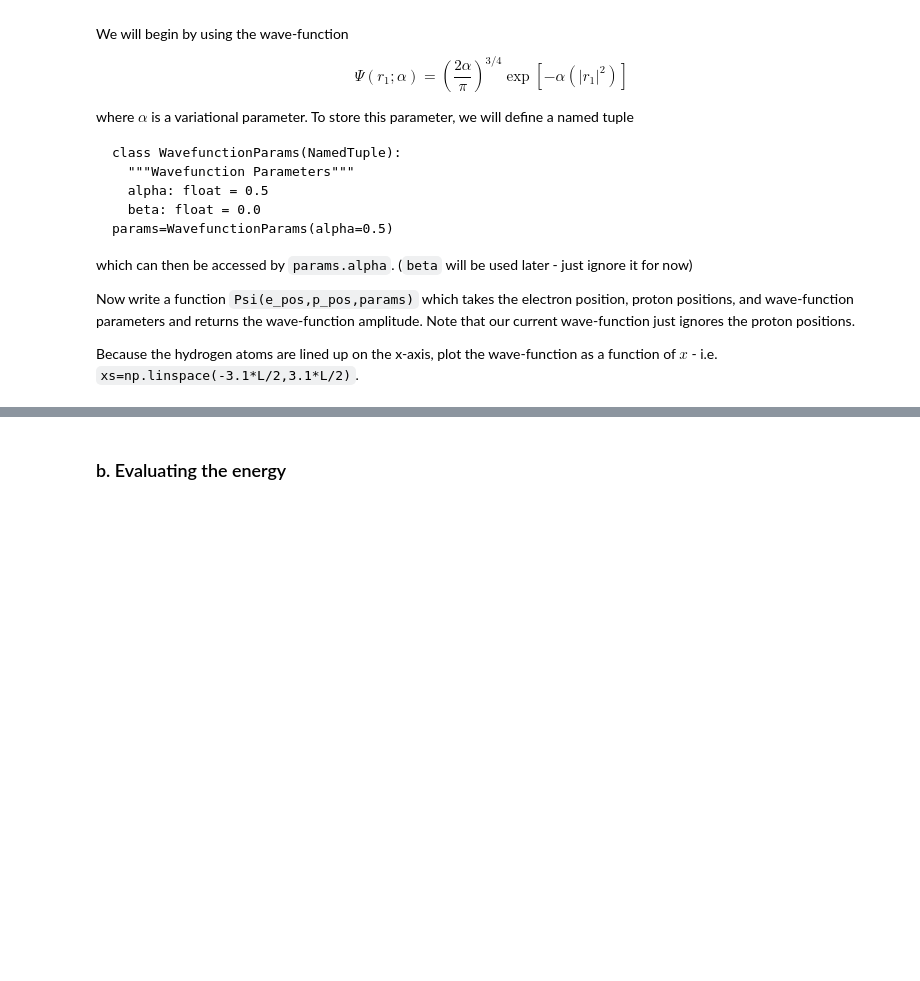
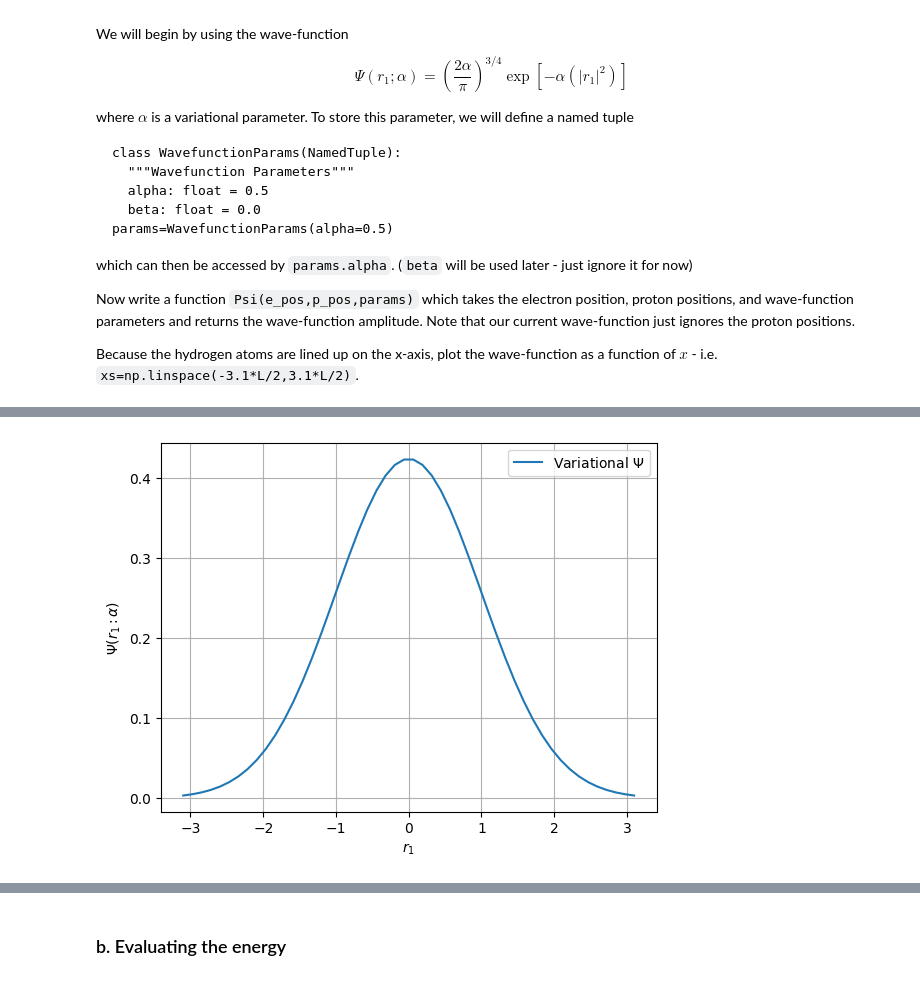
Before and after one commit to mvela31/PHYS487hws, a Jupyter notebook: quantum_mechanics/VMC5.ipynb, the cells around one changed output, grey strips where cells are left out. Drawn from its saved outputs; the diff is of its cells as text; code cells hidden in the pictures; blank space fills up the shorter version.

```diff
--- a/quantum_mechanics/VMC5.ipynb
+++ b/quantum_mechanics/VMC5.ipynb
@@ -66,7 +66,29 @@ Because the hydrogen atoms are lined up on the x-axis, plot the wave-function as
 # %% [markdown]
  <div><img src="https://clark.physics.illinois.edu/246img/AnsStart.svg" width=200 align=left alt="Answer (end)"></img><br></div>
 # %%
-###ANSWER
+###ANSWER HERE
+class WavefunctionParams(NamedTuple):
+  """Wavefunction Parameters"""
+  alpha: float = 0.5
+  beta: float = 0.0
+
+def Psi(e_pos, p_pos, params):
+    r_1 = e_pos #- p_pos ignore p position
+    r_1_sq = r_1**2
+    return (2*params.alpha/np.pi)**(3/4) * np.exp(-params.alpha * r_1_sq)
+
+L = 2
+xs=np.linspace(-3.1*L/2,3.1*L/2)
+params = WavefunctionParams(alpha=0.5)
+wavefunc = Psi(xs,0,params)
+plt.figure()
+plt.plot(xs,wavefunc, label=r'Variational $\Psi$')
+plt.legend()
+plt.xlabel(r'$r_1$')
+plt.ylabel(r'$\Psi (r_1 : \alpha)$')
+plt.grid()
+# %% [output]
+[figure, added]
 # %% [markdown]
  <div><img src="https://clark.physics.illinois.edu/246img/AnsEnd.svg" width=200 align=left alt="Answer (end)"></img><br></div>
 # %% [markdown]
```
Also changed, not shown: parts of 3 cells of this notebook.
